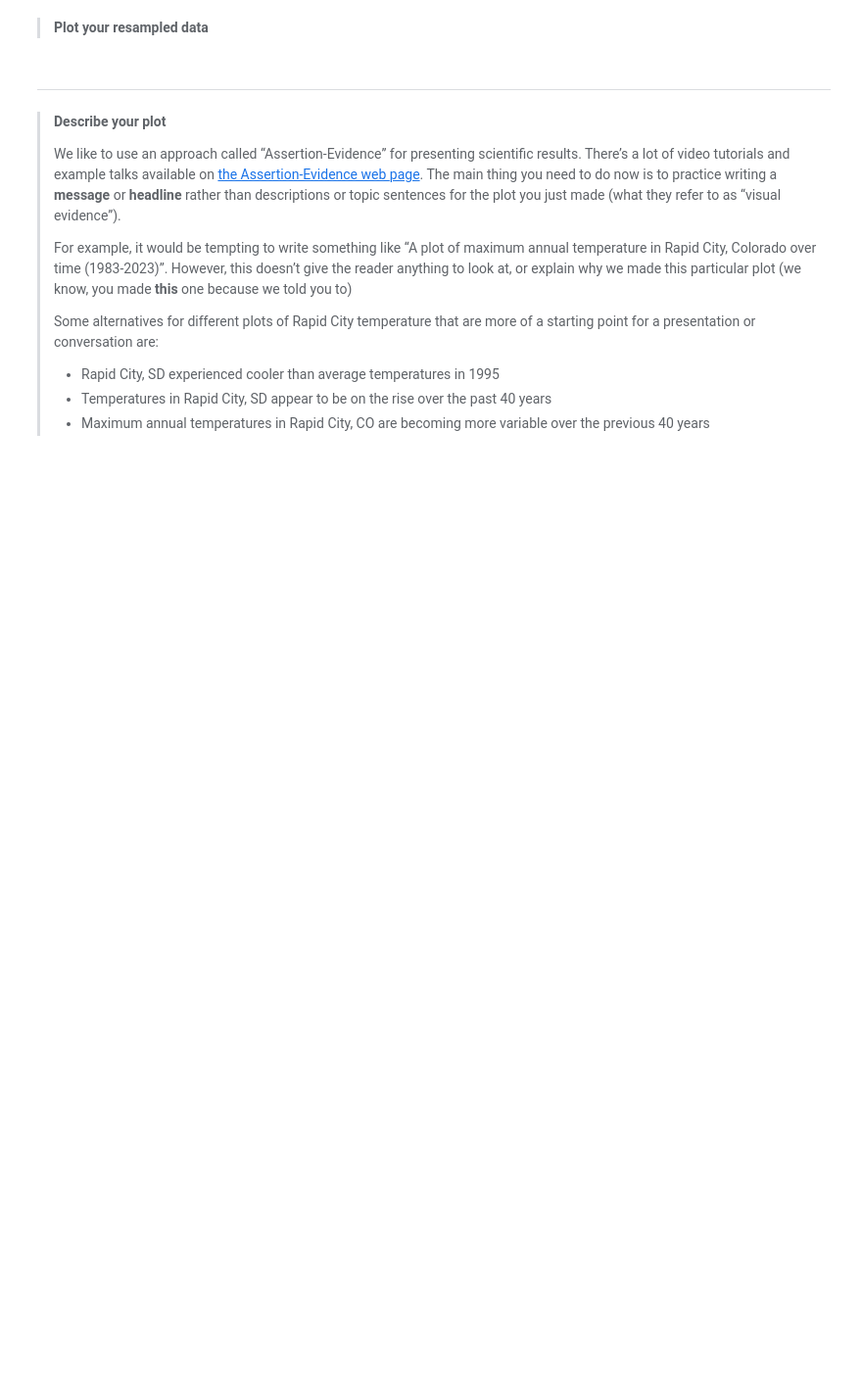
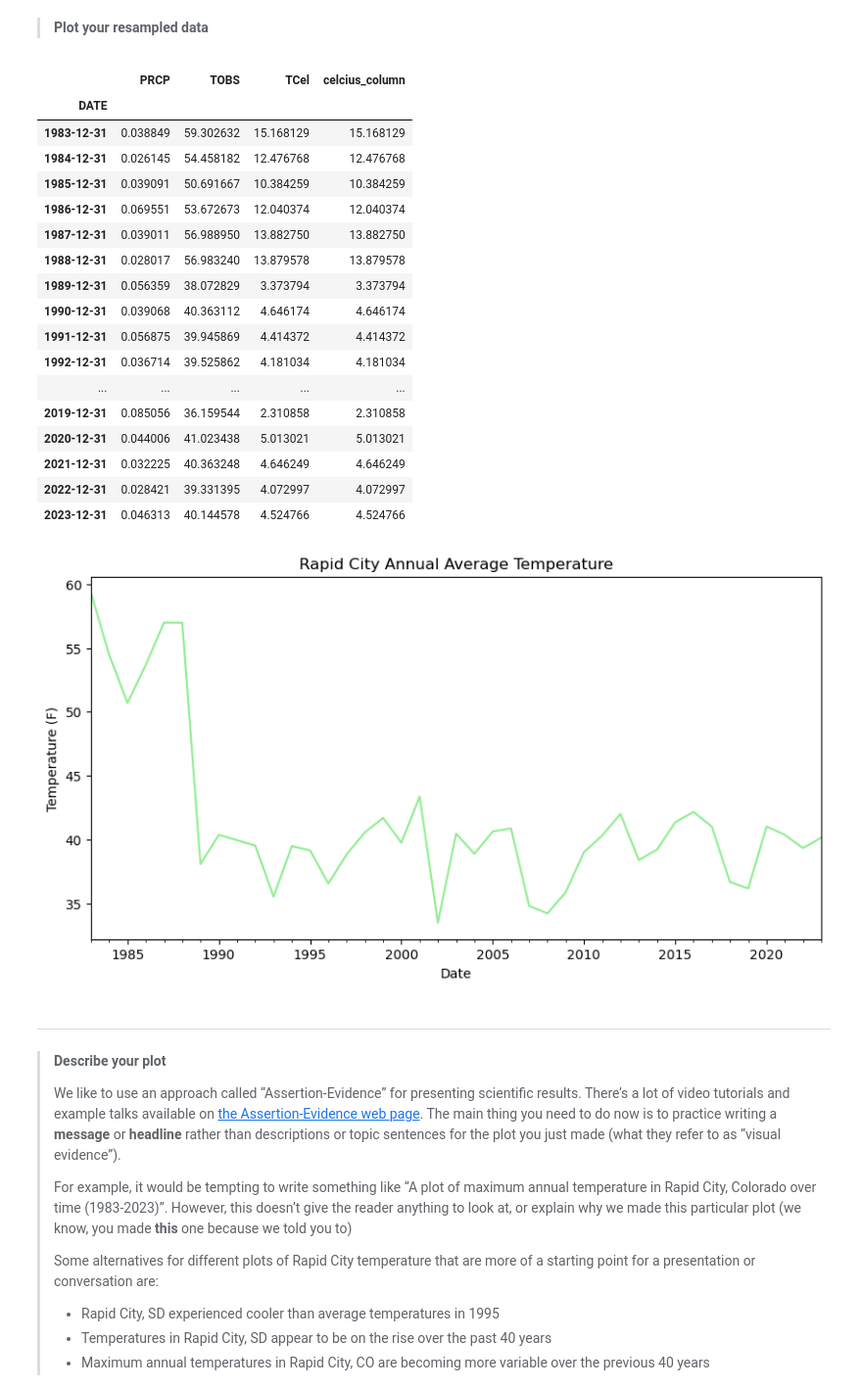
Before and after one commit to angelinawade12/stars-01-get-started-angelinawade12, a Jupyter notebook: rapidcity_weather_analysis.ipynb, the cells around one changed output. Shown: that part at 98% size. Drawn from its saved outputs; the diff is of its cells as text; code cells hidden in the pictures; blank space fills up the shorter version.

```diff
--- a/rapidcity_weather_analysis.ipynb
+++ b/rapidcity_weather_analysis.ipynb
@@ -460,5 +506,5 @@ rapid_df.plot(
 > new column?
 # %%
 # Convert to celcius
-dataframe.loc[:, 'TCel'] = dataframe['temperature_col_name'] - 32 * 5 / 9
-dataframe
+rapid_df['TCel'] = (rapid_df['TOBS'] - 32) * 5 / 9
+rapid_df
@@ -491,8 +561,9 @@ print('You earned {} of 5 points for converting to Celcius'.format(points))
 > 3.  You should also rewrite this function and parameter names to be
 >     more expressive.
 # %%
-def a_function(a_parameter):
+def convert_to_celcius(fahrenheit):
     """Convert temperature to Celcius"""
-    return a_parameter # Put your equation in here
+    return (fahrenheit - 32) * 5 / 9
 
-dataframe['celcius_column'] = dataframe['fahrenheit_column'].apply(convert)
+rapid_df['celcius_column'] = rapid_df['TOBS'].apply(convert_to_celcius)
+rapid_df
@@ -526,5 +617,5 @@ recorded.
 > 5.  Run the cell
 # %%
 # Subset the data
-new_dataframe = dataframe.loc['start-year':'end-year']
-new_dataframe
+rapid_83_23 = rapid_df['1983':'2023']
+rapid_83_23
@@ -566,5 +676,5 @@ values.
 > 6.  Run the cell
 # %%
 # Resample the data to look at yearly mean values
-resampled_data = new_dataframe.resample('TIME').STAT()
-resampled_data
+rapid_annual_avg_temp = rapid_83_23.resample('YE').mean()
+rapid_annual_avg_temp
@@ -591,6 +724,35 @@ print('You earned {} of 5 points for resampling'.format(points))
 > Plot your resampled data**
 # %%
 # Plot mean annual temperature values
+rapid_annual_avg_temp.plot(
+    y='TOBS',
+    title='Rapid City Annual Average Temperature',
+    xlabel='Date',
+    ylabel='Temperature (F)',
+    legend=False,
+    color='lightgreen',
+    figsize=(10,5))
+rapid_annual_avg_temp
+# %% [output]
+|  | PRCP | TOBS | TCel | celcius_column |
+| DATE |  |  |  |  |
+| 1983-12-31 | 0.038849 | 59.302632 | 15.168129 | 15.168129 |
+| 1984-12-31 | 0.026145 | 54.458182 | 12.476768 | 12.476768 |
+| 1985-12-31 | 0.039091 | 50.691667 | 10.384259 | 10.384259 |
+| 1986-12-31 | 0.069551 | 53.672673 | 12.040374 | 12.040374 |
+| 1987-12-31 | 0.039011 | 56.988950 | 13.882750 | 13.882750 |
+| 1988-12-31 | 0.028017 | 56.983240 | 13.879578 | 13.879578 |
+| 1989-12-31 | 0.056359 | 38.072829 | 3.373794 | 3.373794 |
+| 1990-12-31 | 0.039068 | 40.363112 | 4.646174 | 4.646174 |
+| 1991-12-31 | 0.056875 | 39.945869 | 4.414372 | 4.414372 |
+| 1992-12-31 | 0.036714 | 39.525862 | 4.181034 | 4.181034 |
+| ... | ... | ... | ... | ... |
+| 2019-12-31 | 0.085056 | 36.159544 | 2.310858 | 2.310858 |
+| 2020-12-31 | 0.044006 | 41.023438 | 5.013021 | 5.013021 |
+| 2021-12-31 | 0.032225 | 40.363248 | 4.646249 | 4.646249 |
+| 2022-12-31 | 0.028421 | 39.331395 | 4.072997 | 4.072997 |
+| 2023-12-31 | 0.046313 | 40.144578 | 4.524766 | 4.524766 |
+[figure, added]
 # %% [markdown]
 ------------------------------------------------------------------------
 
```
Also changed, not shown: parts of 17 cells of this notebook.
